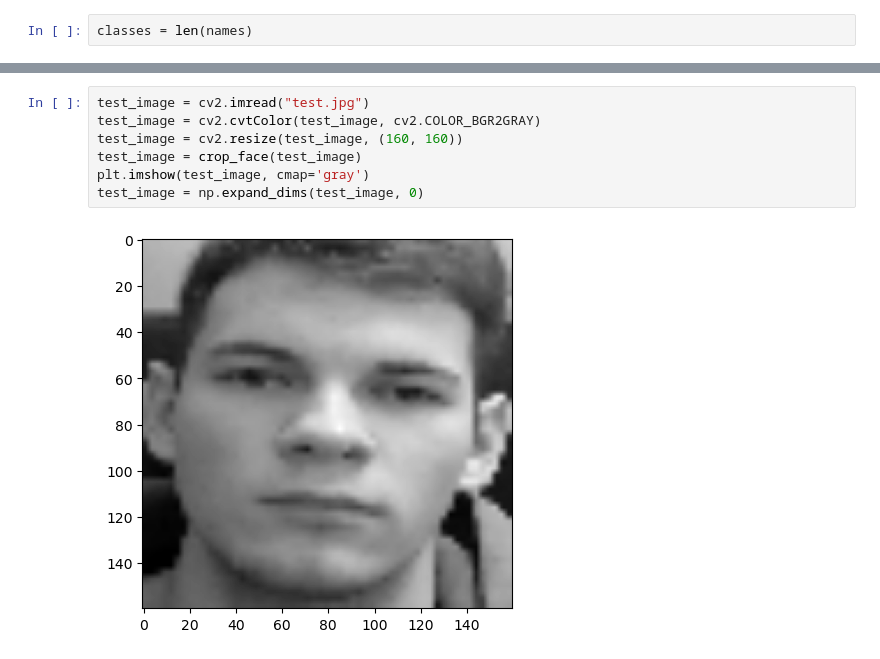
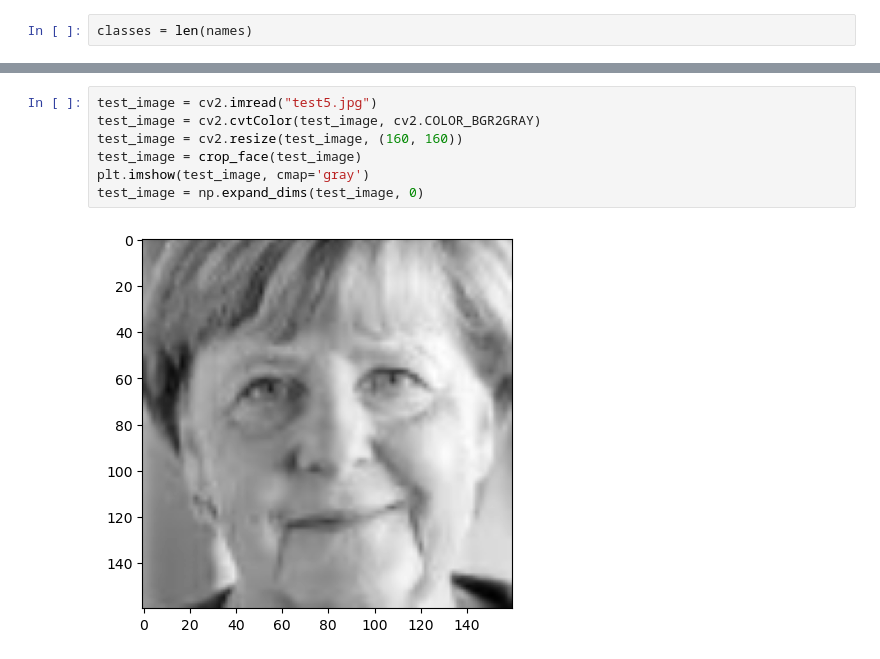
Before and after one commit to lennartvoelz/face_recognition, a Jupyter notebook: scripts/workspace.ipynb, the cells around one changed output, grey strips where cells are left out. Cells and saved outputs as stored; diff of their text form.

```diff
--- a/scripts/workspace.ipynb
+++ b/scripts/workspace.ipynb
@@ -272,12 +243,12 @@ plt.legend(['train', 'test'], loc='upper left')
 # %%
-test_image = cv2.imread("test.jpg")
+test_image = cv2.imread("test5.jpg")
 test_image = cv2.cvtColor(test_image, cv2.COLOR_BGR2GRAY)
 test_image = cv2.resize(test_image, (160, 160))
 test_image = crop_face(test_image)
 plt.imshow(test_image, cmap='gray')
 test_image = np.expand_dims(test_image, 0)
 # %% [output]
-[figure, old version]
+[figure, new version]
 # %%
 prediction = model.predict(test_image)
 print(prediction)
```
Also changed, not shown: parts of 4 cells of this notebook, 1 other file.
